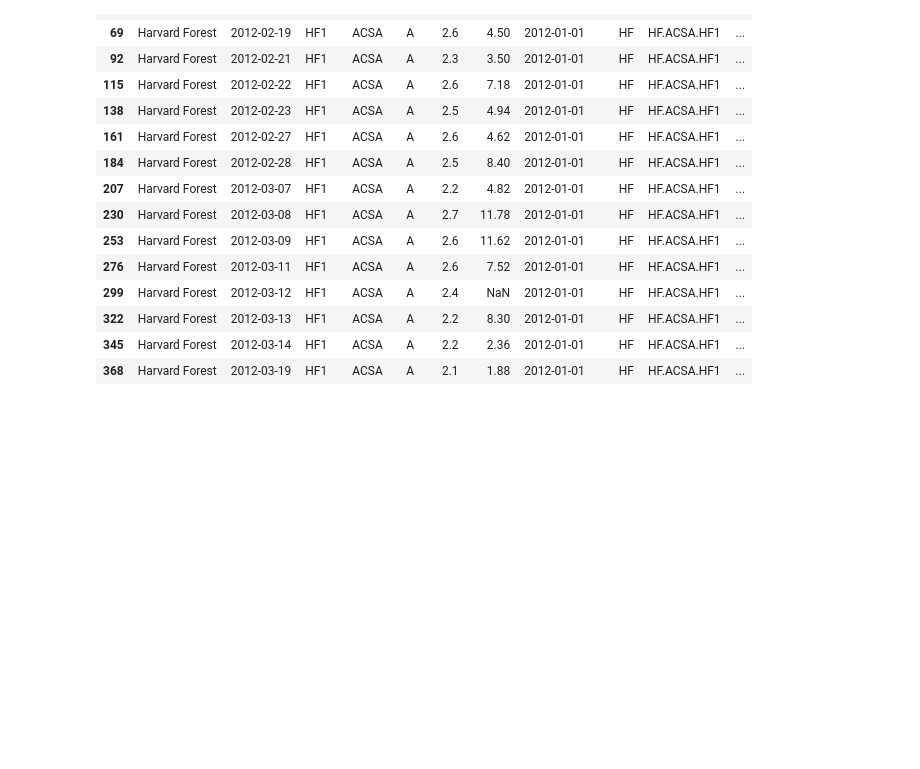
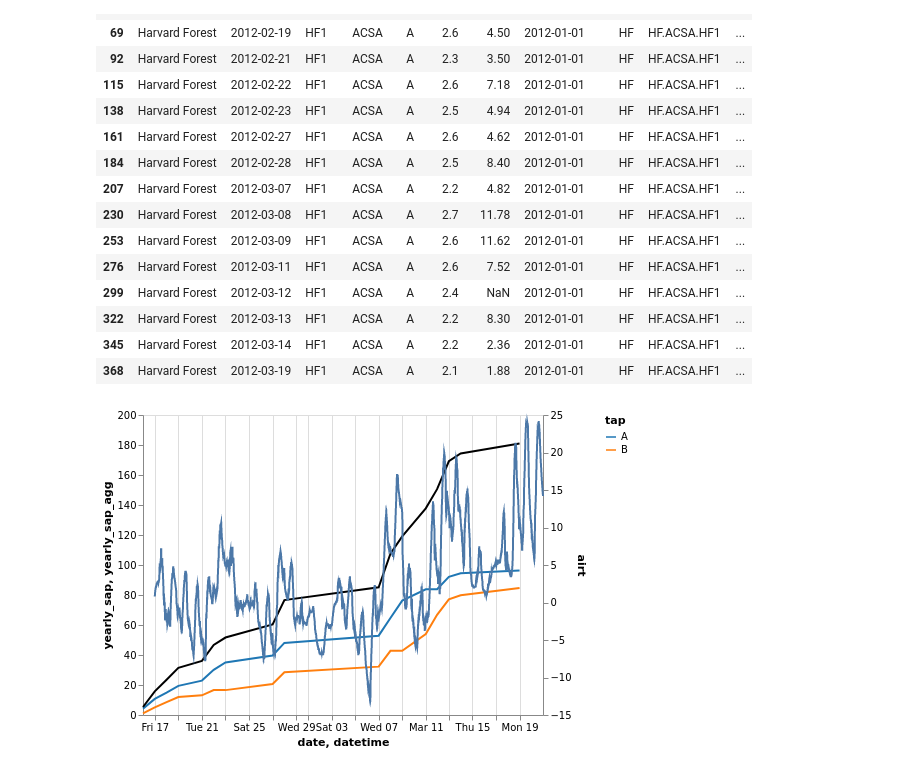
Before and after one commit to spentelow/sapflow, a Jupyter notebook: analysis.ipynb, the cells around one changed output. Saved outputs shown, nothing was run; the diff lists cells and outputs as text; code cells hidden in the pictures; blank space fills up the shorter version.

```diff
--- a/analysis.ipynb
+++ b/analysis.ipynb
@@ -87,7 +92,7 @@ a = alt.Chart(
     ]
 ).mark_line().encode(
     y="yearly_sap",
-    x="doy",
+    x="date",
     color=alt.Color("tap", scale=alt.Scale(scheme="category10")),
 )
 # %%
@@ -98,10 +103,10 @@ b = alt.Chart(
     ]
 ).mark_line(color='black').encode(
     y="yearly_sap_agg:Q",
-    x="doy",
+    x="date",
 ).transform_aggregate(
     yearly_sap_agg='sum(yearly_sap)',
-    groupby=['doy']
+    groupby=['date']
 )
 # %%
 a+b
@@ -179,3 +159,13 @@ stinson2019_df[(stinson2019_df["tree"] == "HF1") & (stinson2019_df["year_int"] =
 | 322 | Harvard Forest | 2012-03-13 | HF1 | ACSA | A | 2.2 | 8.30 | 2012-01-01 | HF | HF.ACSA.HF1 | ... |
 | 345 | Harvard Forest | 2012-03-14 | HF1 | ACSA | A | 2.2 | 2.36 | 2012-01-01 | HF | HF.ACSA.HF1 | ... |
 | 368 | Harvard Forest | 2012-03-19 | HF1 | ACSA | A | 2.1 | 1.88 | 2012-01-01 | HF | HF.ACSA.HF1 | ... |
+# %%
+HF_weather = pd.read_csv('data/HF_weather/raw/hf001-08-hourly-m.csv', parse_dates=['datetime'])
+# %%
+c = alt.Chart(HF_weather[(HF_weather['datetime'].dt.year==2012) & ((HF_weather['jd'] < 81) & (HF_weather['jd'] > 47))]).mark_line().encode(x='datetime',y='airt')
+# %%
+alt.layer((a+b), c).resolve_scale(
+    y = 'independent'
+)
+# %% [output]
+[figure, added]
```
Also changed, not shown: parts of 8 cells of this notebook.
